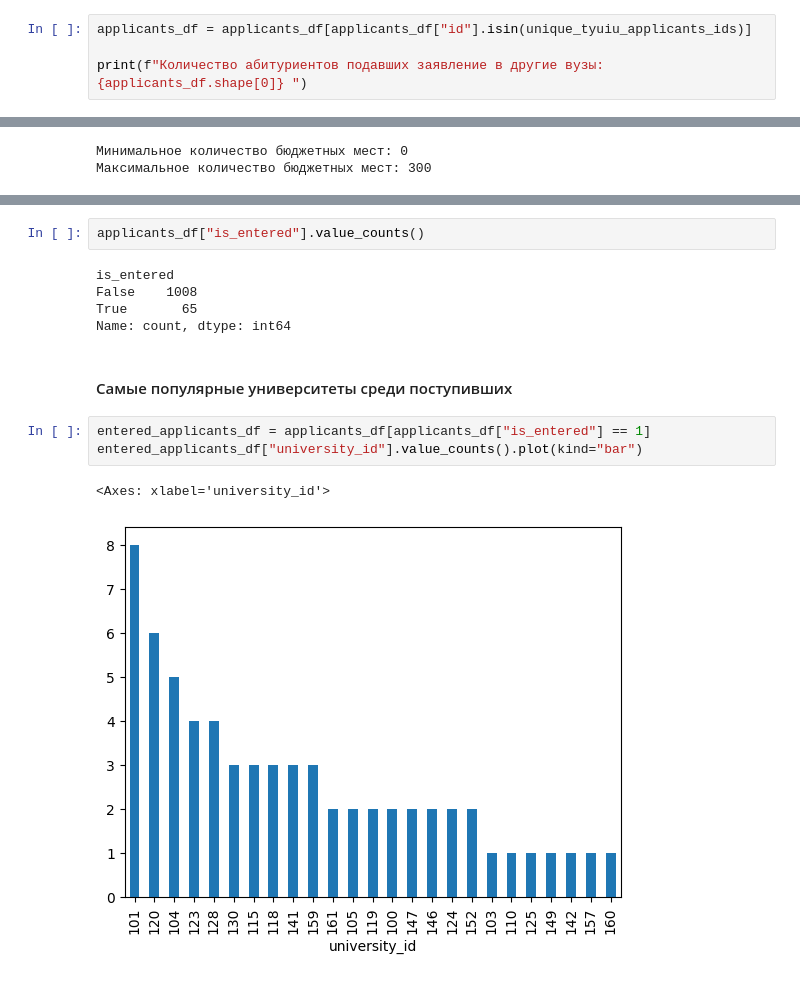
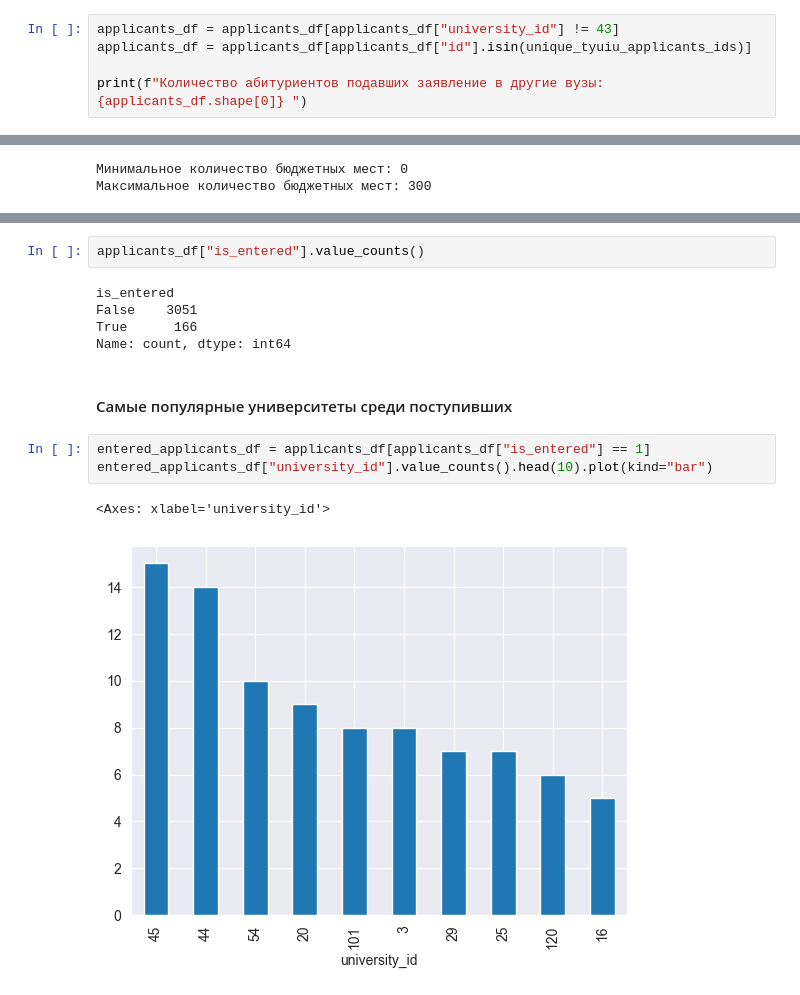
Before and after one commit to Andr171p/admission-analytics, a Jupyter notebook: not_admitted_applicants_analysis.ipynb, the cells around one changed output, grey strips where cells are left out. Cells and saved outputs as stored; diff of their text form.

```diff
--- a/not_admitted_applicants_analysis.ipynb
+++ b/not_admitted_applicants_analysis.ipynb
@@ -32,6 +33,7 @@ print(f"Количество непоступивших абитуриентов
 Размерность датасета: 51111
 Количество непоступивших абитуриентов: 11716
 # %%
+applicants_df = applicants_df[applicants_df["university_id"] != 43]
 applicants_df = applicants_df[applicants_df["id"].isin(unique_tyuiu_applicants_ids)]
 
 print(f"Количество абитуриентов подавших заявление в другие вузы: {applicants_df.shape[0]} ")
@@ -87,17 +116,17 @@ applicants_df["is_entered"].value_counts().plot(kind="bar")
 applicants_df["is_entered"].value_counts()
 # %% [output]
 is_entered
-False    1008
-True       65
+False    3051
+True      166
 Name: count, dtype: int64
 # %% [markdown]
 #### Самые популярные университеты среди поступивших
 # %%
 entered_applicants_df = applicants_df[applicants_df["is_entered"] == 1]
-entered_applicants_df["university_id"].value_counts().plot(kind="bar")
+entered_applicants_df["university_id"].value_counts().head(10).plot(kind="bar")
 # %% [output]
 <Axes: xlabel='university_id'>
-[figure, old version]
+[figure, new version]
 # %%
 entered_applicants_df["direction_code"].value_counts()
 # %% [output]
```
Also changed, not shown: parts of 14 cells of this notebook, 2 other files.
